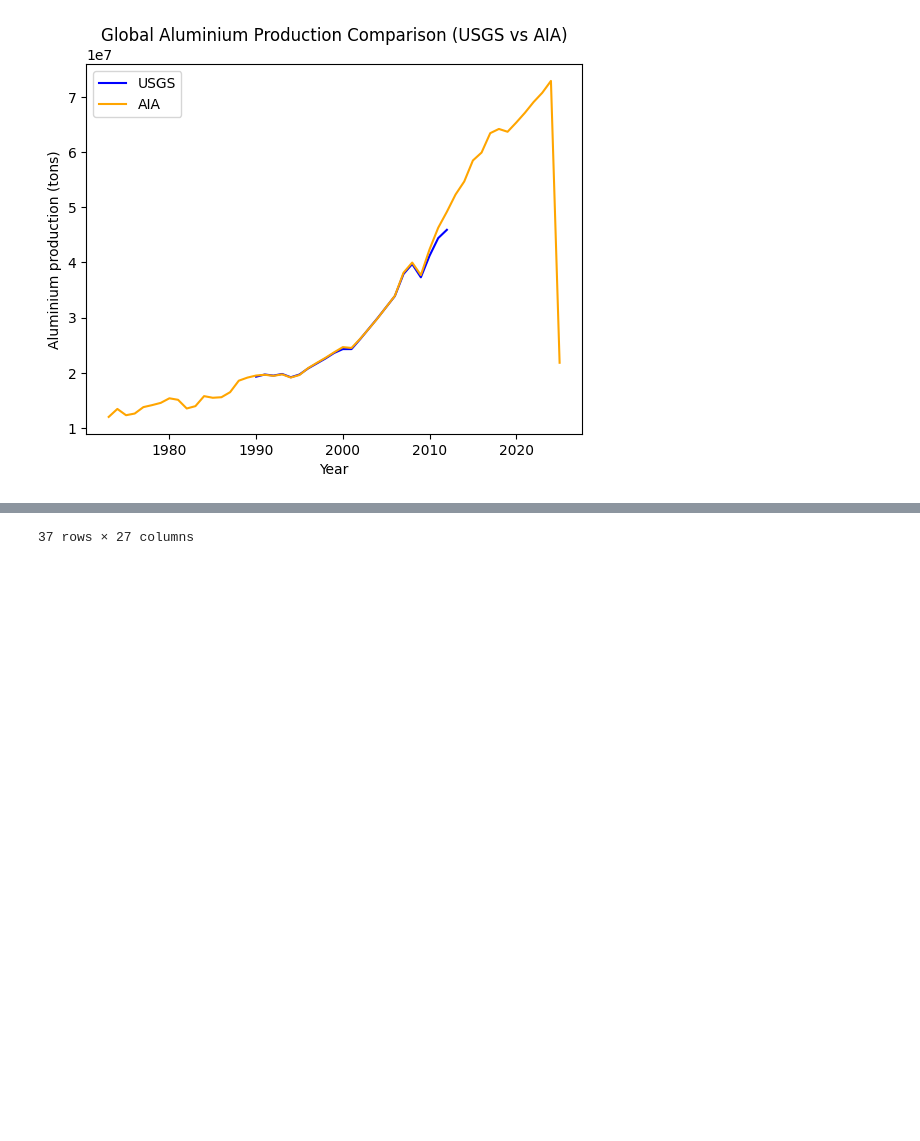
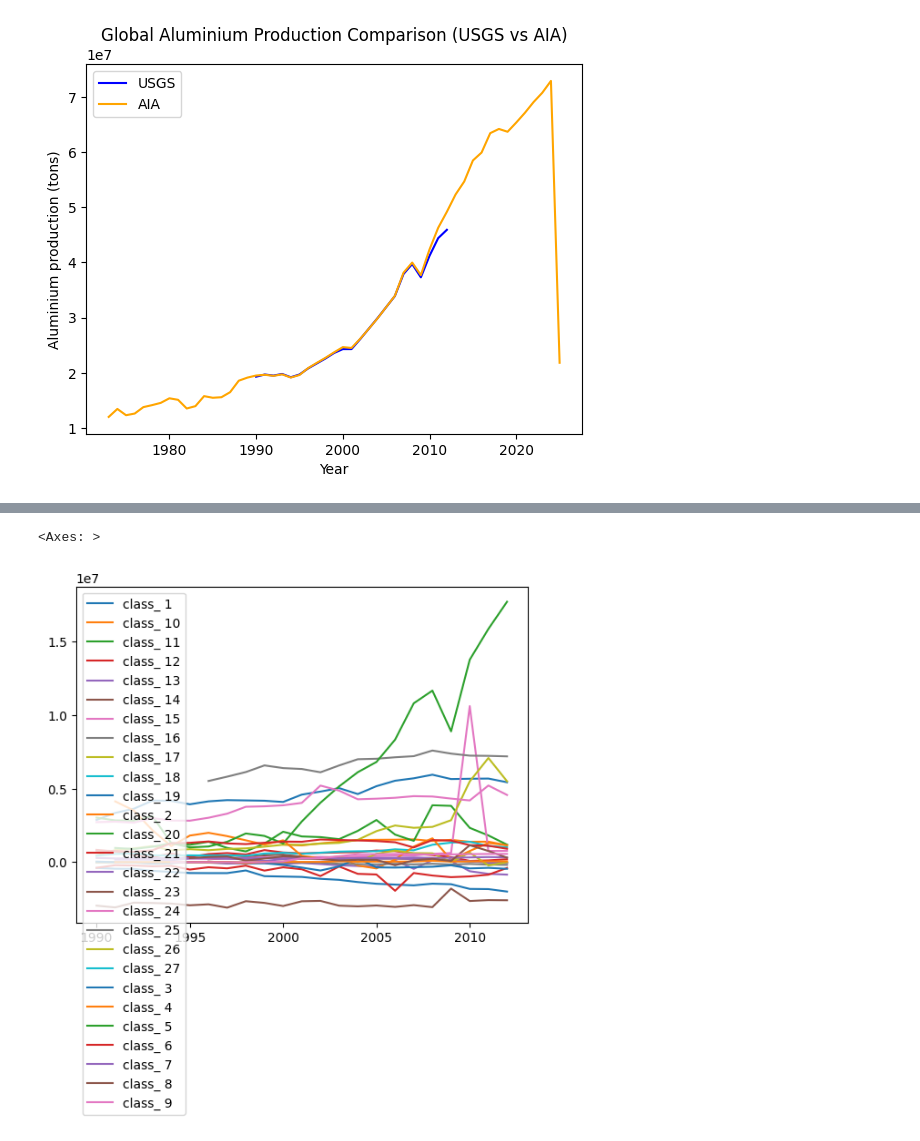
Before and after one commit to imagepbl/image-materials, a Jupyter notebook: data/raw/rest-of/metals/aluminium_app_cons.ipynb, the cells around one changed output, grey strips where cells are left out. Cells and saved outputs as stored; diff of their text form; code cells hidden in the pictures; blank space fills up the shorter version.

```diff
--- a/data/raw/rest-of/metals/aluminium_app_cons.ipynb
+++ b/data/raw/rest-of/metals/aluminium_app_cons.ipynb
@@ -187,7 +247,6 @@ alu_2024 = pd.read_csv('alu_trade_2024_qty.csv',
                    encoding="iso-8859-1", index_col=False)
 
 alu_trade = pd.concat([alu_1988_1999, alu_2000_2011, alu_2012_2023, alu_2024])
-alu_trade = alu_trade/1000  # convert to tons
 
 # read in global production data from IAI (International Aluminium Institute) https://international-aluminium.org/
 # unit: 1000 tons
@@ -262,5 +321,7 @@ trade_image = trade_pivot.groupby(['refYear','region'])[['M', 'X', 'netTrade_kg'
 # Pivot again to get class as columns, year as index and net trade as values
 trade_image_pivot = trade_image.pivot(index='refYear', columns='region', values='netTrade_kg')
 # %%
-alu_production_usgs_image - trade_image_pivot
+# Calculate apparent consumption by subtracting net trade from production
+apparent_consumption = alu_production_usgs_image - trade_image_pivot/1000 # # Convert kg to tons
+apparent_consumption.plot()
 # %% [output]
@@ -284 +328,2 @@ alu_production_usgs_image - trade_image_pivot
-37 rows × 27 columns
+<Axes: >
+[figure, added]
```
Also changed, not shown: parts of 4 cells of this notebook.
